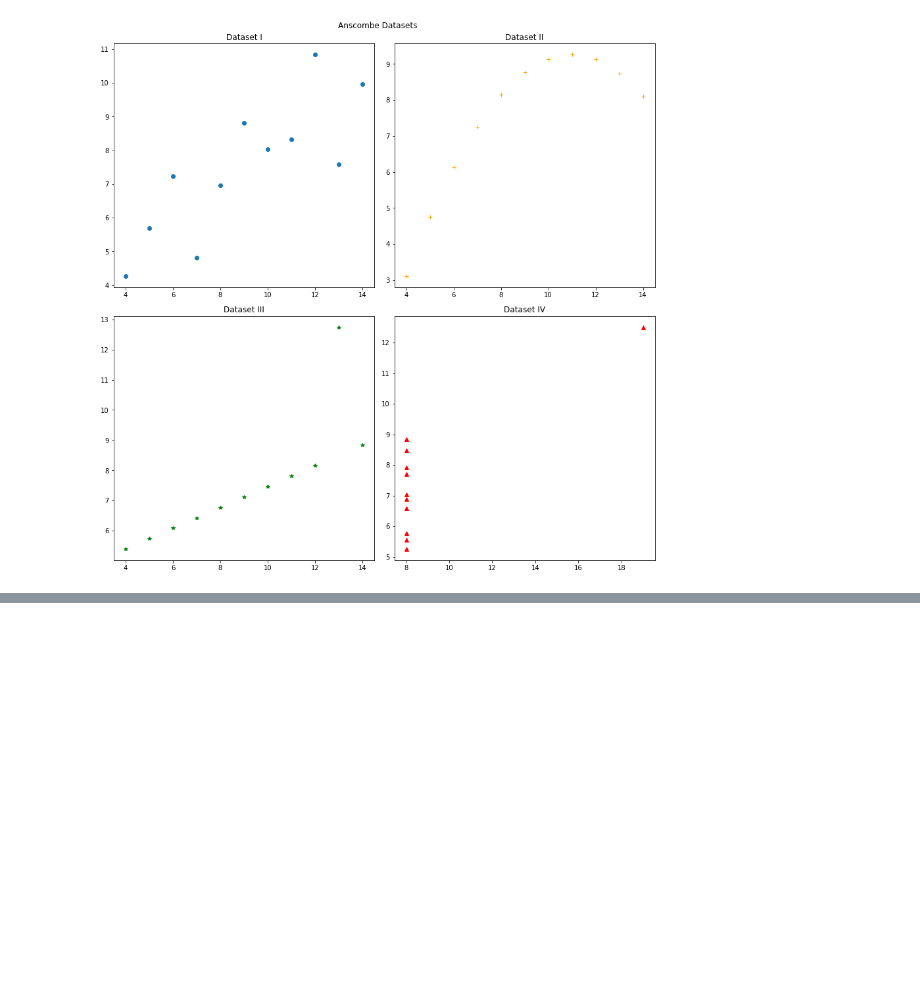
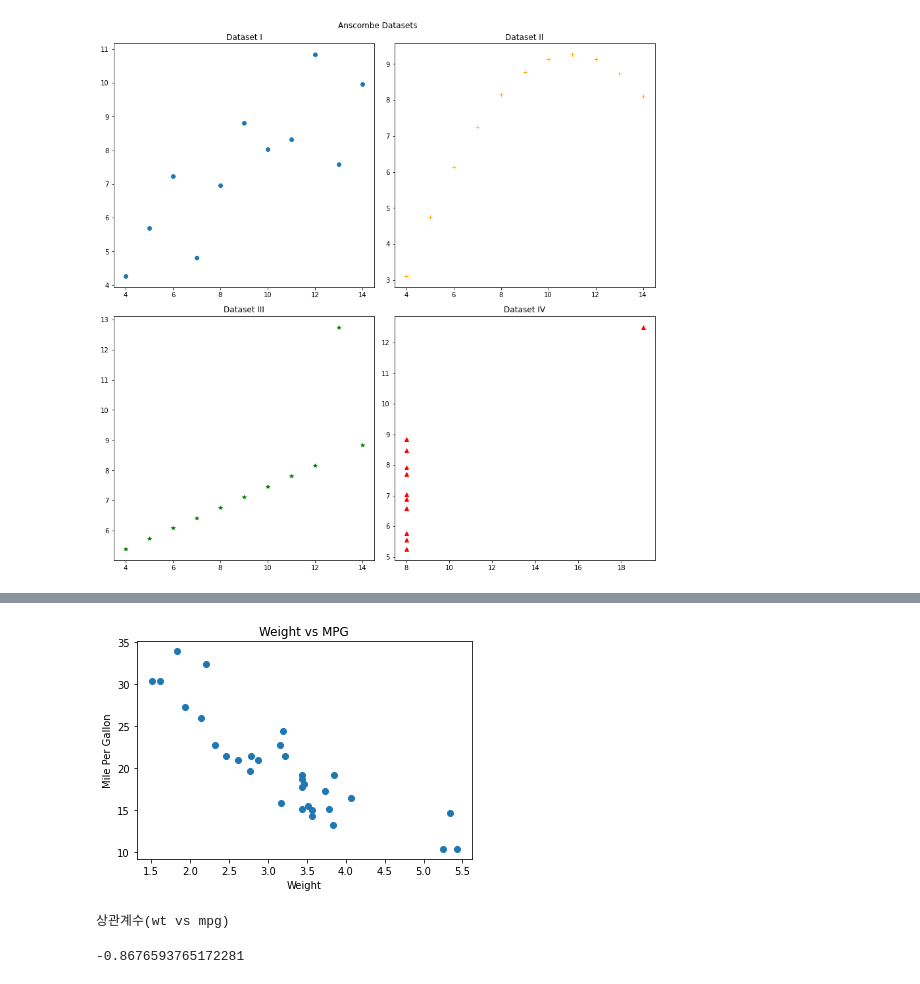
Before and after one commit to cloudbigdata-21q2/Notebooks, a Jupyter notebook: DataScience03-Visualization.ipynb, the cells around one changed output, grey strips where cells are left out. Cells and saved outputs as stored; diff of their text form; code cells hidden in the pictures; blank space fills up the shorter version.

```diff
--- a/DataScience03-Visualization.ipynb
+++ b/DataScience03-Visualization.ipynb
@@ -108,3 +108,8 @@ fig.tight_layout()
 plt.show() # 그래프 출력
 # %% [output]
 [figure]
+# %%
+# mtcars 데이터셋을 이용한 산점도 그래프(Scatter plot)
+import pandas as pd
+mtcars = pd.read_csv("./data/mtcars.csv") # 헤더가 있고, 구분자가 컴마(,)
+mtcars
@@ -110,0 +168,19 @@ plt.show() # 그래프 출력
+# %%
+# mpg(연비) vs wt(중량) -> 산점도 그려보기
+plt.scatter(mtcars['wt'], mtcars['mpg'])
+
+plt.xlabel('Weight')
+plt.ylabel("Mile Per Gallon")
+plt.title("Weight vs MPG")
+
+plt.show() # 그리기
+# %% [output]
+[figure, added]
+# %%
+# 상관 계수
+print("상관계수(wt vs mpg)")
+mtcars.corr()  # 상관계수 - 모든 수치 변수들 사이의 상관 계수
+mtcars['wt'].corr(mtcars['mpg']) # wt 변수와 mpg 변수 사이의 상관 계수 -> 역상관 관계
+# %% [output]
+상관계수(wt vs mpg)
+-0.8676593765172281
```
Also changed, not shown: parts of 5 cells of this notebook.
